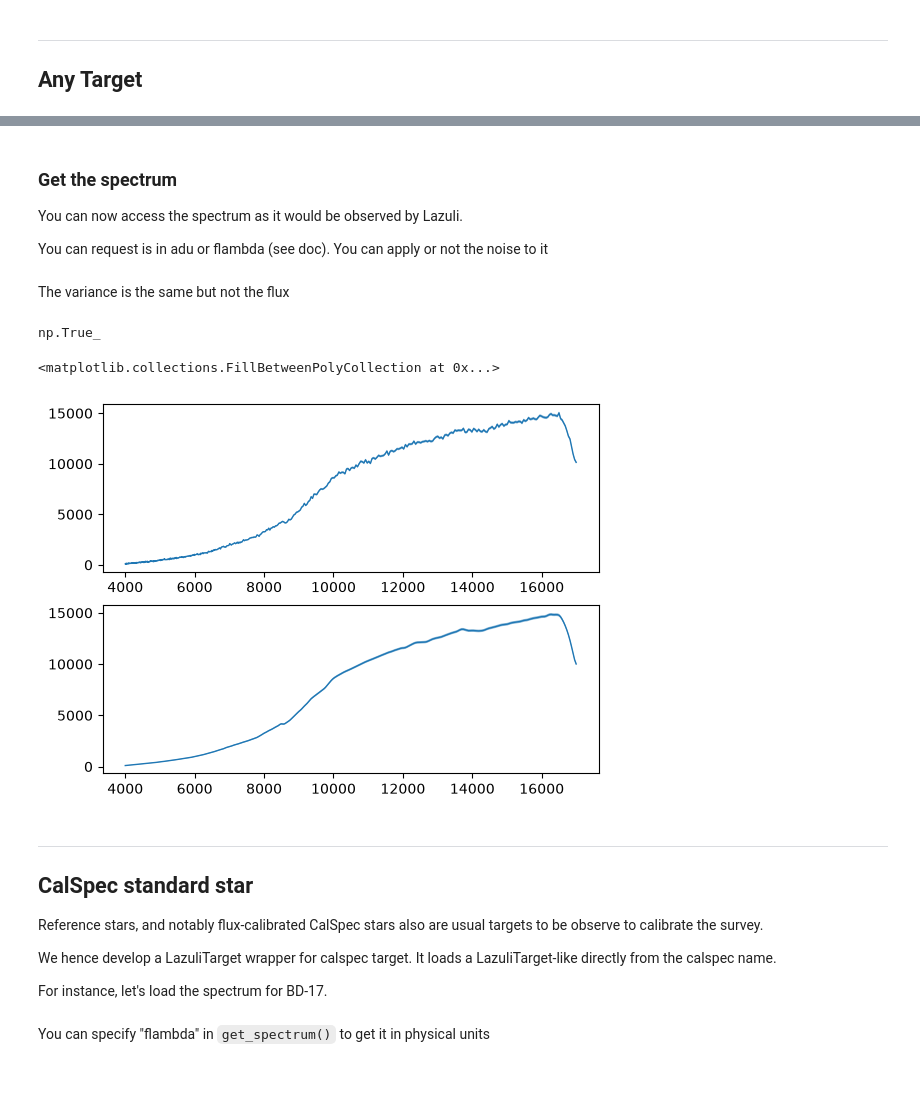
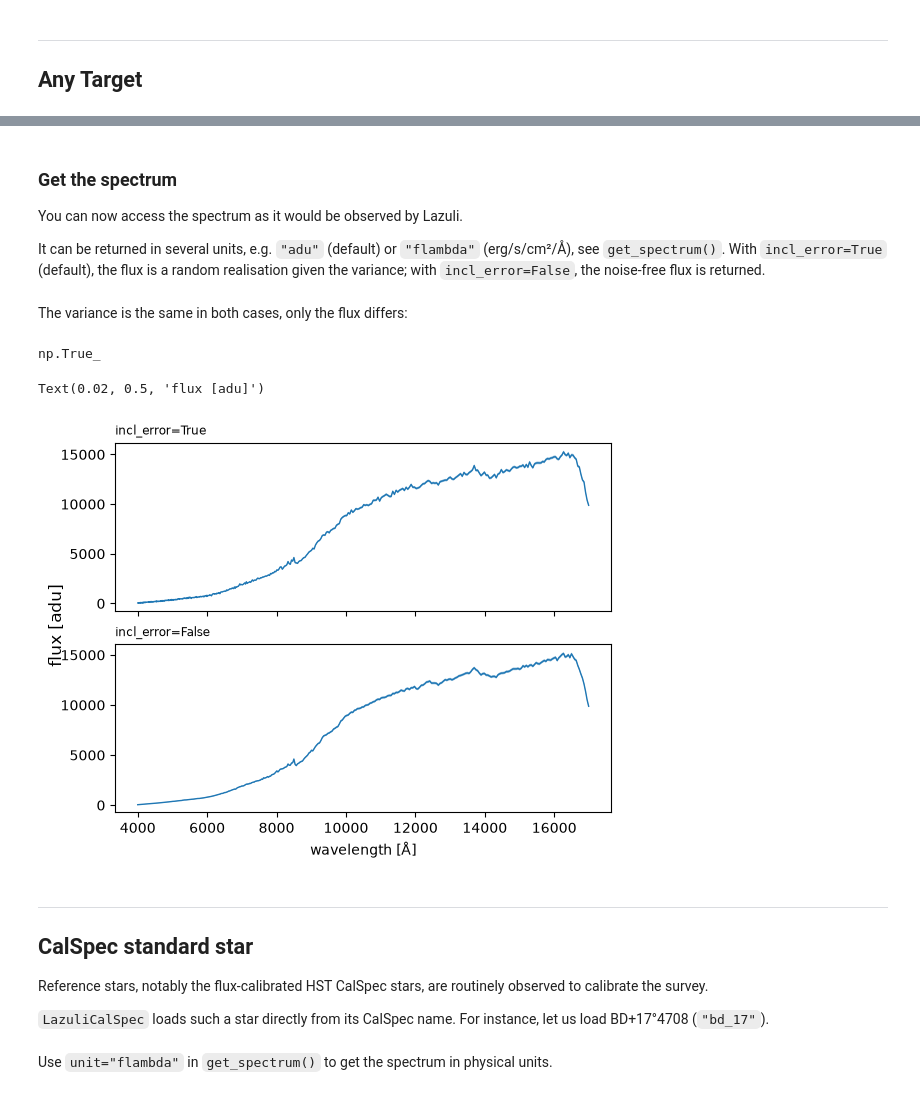
Before and after one commit to MickaelRigault/slicersim, a Jupyter notebook: docs/notebooks/beginner_LazuliTargets.ipynb, the cells around one changed output, grey strips where cells are left out. Cells and saved outputs as stored; diff of their text form; code cells hidden in the pictures.

```diff
--- a/docs/notebooks/beginner_LazuliTargets.ipynb
+++ b/docs/notebooks/beginner_LazuliTargets.ipynb
@@ -60,5 +65,7 @@ np.float64(15.443631621574827)
 
 You can now access the spectrum as it would be observed by Lazuli.
 
-You can request is in adu or flambda (see doc). You can apply or not the noise to it
+It can be returned in several units, e.g. `"adu"` (default) or `"flambda"` (erg/s/cm²/Å),
+see `get_spectrum()`. With `incl_error=True` (default), the flux is a random realisation
+given the variance; with `incl_error=False`, the noise-free flux is returned.
 # %%
@@ -67,38 +73,42 @@ lbda, flux, variance = target.get_spectrum(unit="adu")
 lbda, flux_nonoise, variance_nonoise = target.get_spectrum(unit="adu",
                                                            incl_error=False)
 # %% [markdown]
-The variance is the same but not the flux
+The variance is the same in both cases, only the flux differs:
 # %%
 (variance==variance_nonoise).all()
 # %% [output]
 np.True_
 # %%
 import matplotlib.pyplot as plt
-fig, (ax, ax_nonoise) = plt.subplots(nrows=2)
+fig, (ax, ax_nonoise) = plt.subplots(nrows=2, sharex=True)
 
-# noise already applied to flux (realistic)
+# noise applied to the flux (realistic)
 ax.plot(lbda, flux, lw=1)
 ax.fill_between(lbda,
-                flux+np.sqrt(variance),
-                flux-np.sqrt(variance), alpha=0.5)
+                flux + np.sqrt(variance),
+                flux - np.sqrt(variance), alpha=0.5)
+ax.set_title("incl_error=True", loc="left", fontsize="small")
 
-# noise not applied to flux ('truth')
+# noise not applied to the flux ('truth')
 ax_nonoise.plot(lbda, flux_nonoise, lw=1)
 ax_nonoise.fill_between(lbda,
-                flux_nonoise+np.sqrt(variance),
-                flux_nonoise-np.sqrt(variance), alpha=0.5)
+                flux_nonoise + np.sqrt(variance),
+                flux_nonoise - np.sqrt(variance), alpha=0.5)
+ax_nonoise.set_title("incl_error=False", loc="left", fontsize="small")
+ax_nonoise.set_xlabel("wavelength [Å]")
+fig.supylabel("flux [adu]")
 # %% [output]
-<matplotlib.collections.FillBetweenPolyCollection at 0x...>
+Text(0.02, 0.5, 'flux [adu]')
-[figure, old version]
+[figure, new version]
 # %% [markdown]
 ***
 ## CalSpec standard star
 
-Reference stars, and notably flux-calibrated CalSpec stars also are usual targets to be observe to calibrate the survey.
+Reference stars, notably the flux-calibrated HST CalSpec stars, are routinely observed to
+calibrate the survey.
 
-We hence develop a LazuliTarget wrapper for calspec target. It loads a LazuliTarget-like directly from the calspec name.
-
-For instance, let's load the spectrum for BD-17.
+`LazuliCalSpec` loads such a star directly from its CalSpec name.
+For instance, let us load BD+17°4708 (`"bd_17"`).
 # %%
 lazuli_bd17 = slicersim.LazuliCalSpec("bd_17")
 # %%
@@ -106,6 +116,6 @@ lazuli_bd17 = slicersim.LazuliCalSpec("bd_17")
 _ = lazuli_bd17.setup_to_snr(40, lbda_range=[4_000, 8_000])
 # %% [markdown]
-You can specify "flambda" in `get_spectrum()` to get it in physical units
+Use `unit="flambda"` in `get_spectrum()` to get the spectrum in physical units.
 # %%
 lbda, flux, variance = lazuli_bd17.get_spectrum(unit="flambda")
 # %%
```
Also changed, not shown: parts of 23 cells of this notebook, 25 other files.
